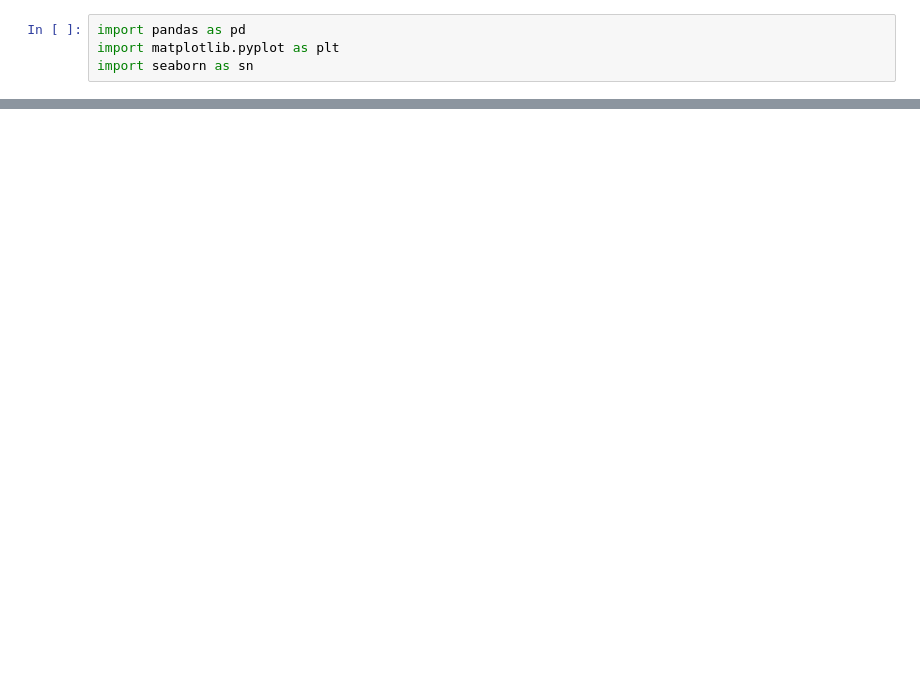
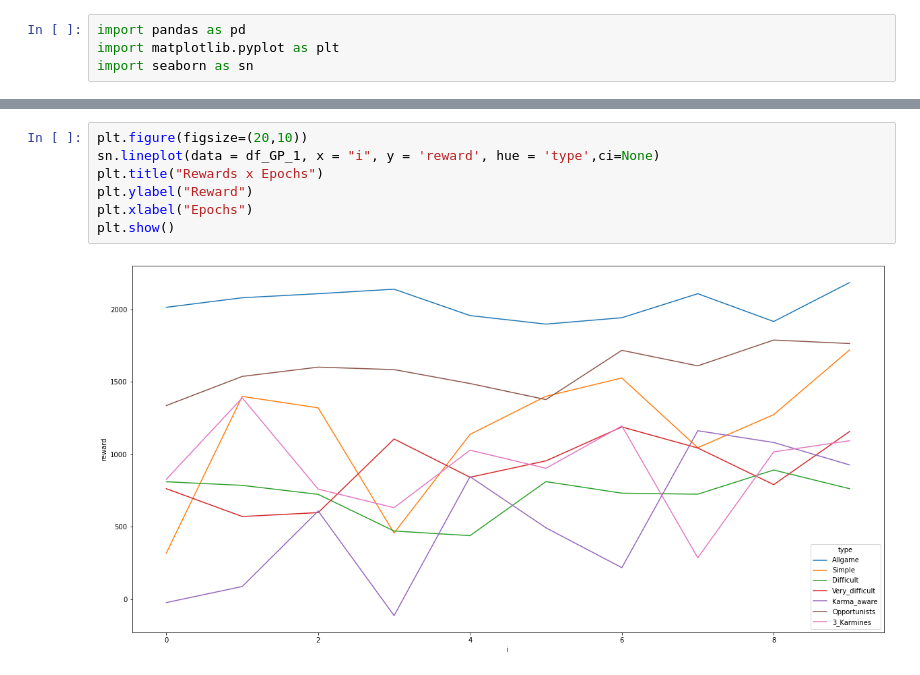
Before and after one commit to DMCDavi/reinforcement_learning_split_steal, a Jupyter notebook: graficos.ipynb, the cells around one changed output, grey strips where cells are left out. Saved outputs shown, nothing was run; the diff lists cells and outputs as text; blank space fills up the shorter version.

```diff
--- a/graficos.ipynb
+++ b/graficos.ipynb
@@ -28,0 +35,9 @@ ax.grid()
+# %%
+plt.figure(figsize=(20,10))
+sn.lineplot(data = df_GP_1, x = "i", y = 'reward', hue = 'type',ci=None)
+plt.title("Rewards x Epochs")
+plt.ylabel("Reward")
+plt.xlabel("Epochs")
+plt.show()
+# %% [output]
+[figure, added]
```
Also changed, not shown: parts of 17 cells of this notebook, 30 other files.
